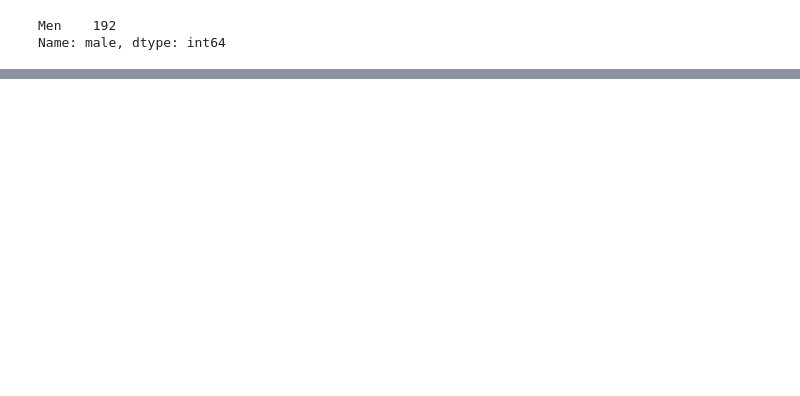
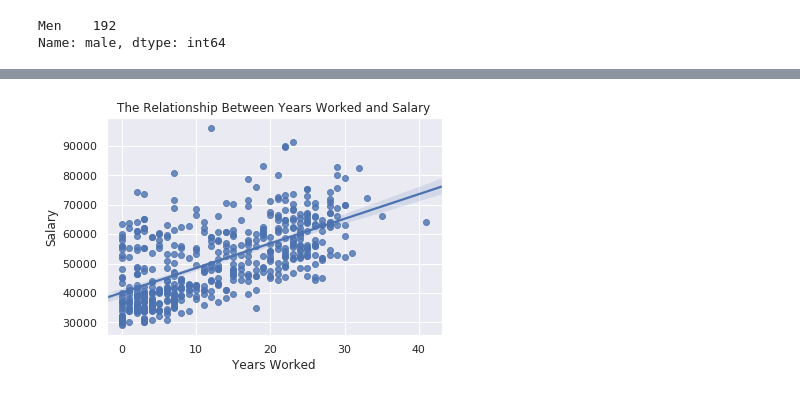
Before and after one commit to thabomayika/stat_thinking, a Jupyter notebook: stats_thinking.ipynb, the cells around one changed output, grey strips where cells are left out. Cells and saved outputs as stored; diff of their text form; code cells hidden in the pictures; blank space fills up the shorter version.

```diff
--- a/stats_thinking.ipynb
+++ b/stats_thinking.ipynb
@@ -155,0 +186,8 @@ plt.show()
+# %%
+sns.regplot(x=df['yearsworked'], y=df['salary'], data=df)
+plt.xlabel('Years Worked')
+plt.ylabel('Salary')
+plt.title('The Relationship Between Years Worked and Salary')
+plt.show()
+# %% [output]
+[figure, added]
```
Also changed, not shown: parts of 12 cells of this notebook.
